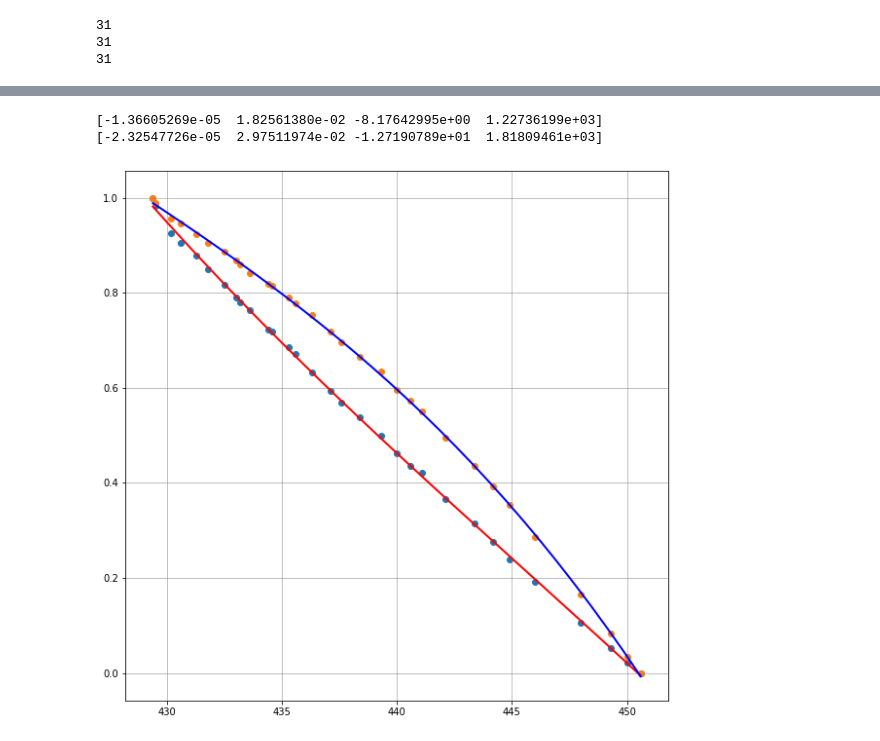
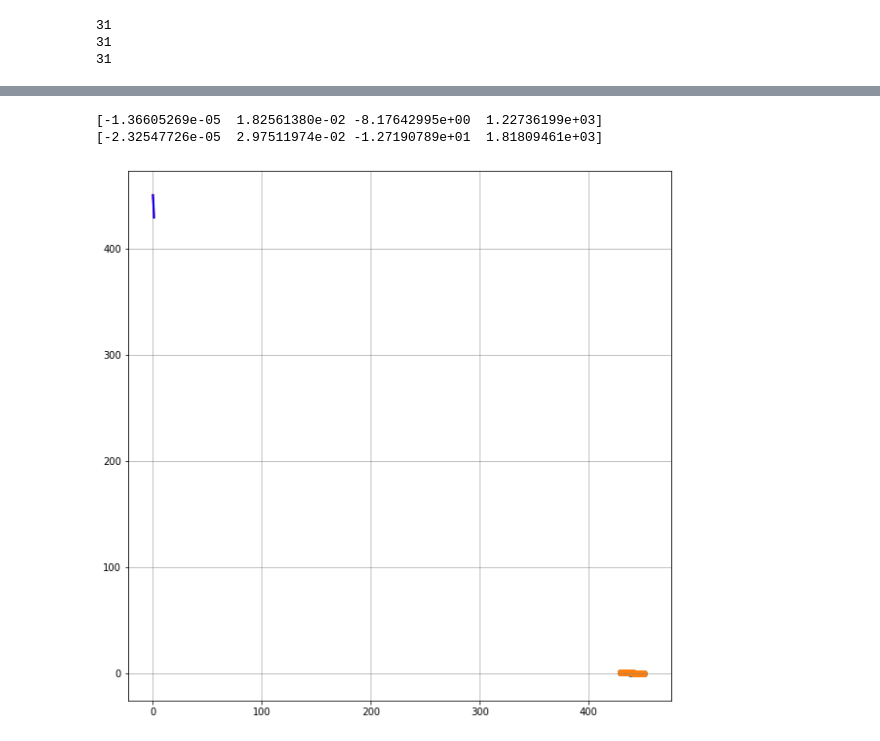
Before and after one commit to leegyuhi/oooooooooooooh, a Jupyter notebook: curve_fit.ipynb, the cells around one changed output, grey strips where cells are left out. Drawn from its saved outputs; the diff is of its cells as text; code cells hidden in the pictures.

```diff
--- a/curve_fit.ipynb
+++ b/curve_fit.ipynb
@@ -110,25 +110,25 @@ plt.scatter(T, y1)
 # %%
 def dewpoint(x, a, b, c, d):
   return a*x**3+b*x**2+c*x+d
 popt2, pcov2 = curve_fit(dewpoint, T, x1)
 print(popt2)
 
 def boilingpoint(x, a, b, c, d):
   return a*x**3+b*x**2+c*x+d
 popt3, pcov3 = curve_fit(dewpoint, T, y1)
 print(popt3)
 
 T_0 = np.linspace(450.6, 429.4, 30)
 
 fig, ax = plt.subplots(figsize=(10, 10))
 
-plt.plot(T_0, dewpoint(T_0, *popt2), color='red', linewidth=2)
-plt.plot(T_0, boilingpoint(T_0, *popt3), color='blue', linewidth=2)
+plt.plot(dewpoint(T_0, *popt2), T_0, color='red', linewidth=2)
+plt.plot(boilingpoint(T_0, *popt3), T_0, color='blue', linewidth=2)
 plt.scatter(T, x1)
 plt.scatter(T, y1)
 
 ax.grid(color="gray", which="both", ls='-', lw=0.5)
 # %% [output]
 [-1.36605269e-05  1.82561380e-02 -8.17642995e+00  1.22736199e+03]
 [-2.32547726e-05  2.97511974e-02 -1.27190789e+01  1.81809461e+03]
-[figure, old version]
+[figure, new version]
```
Also changed, not shown: parts of 2 cells of this notebook.
